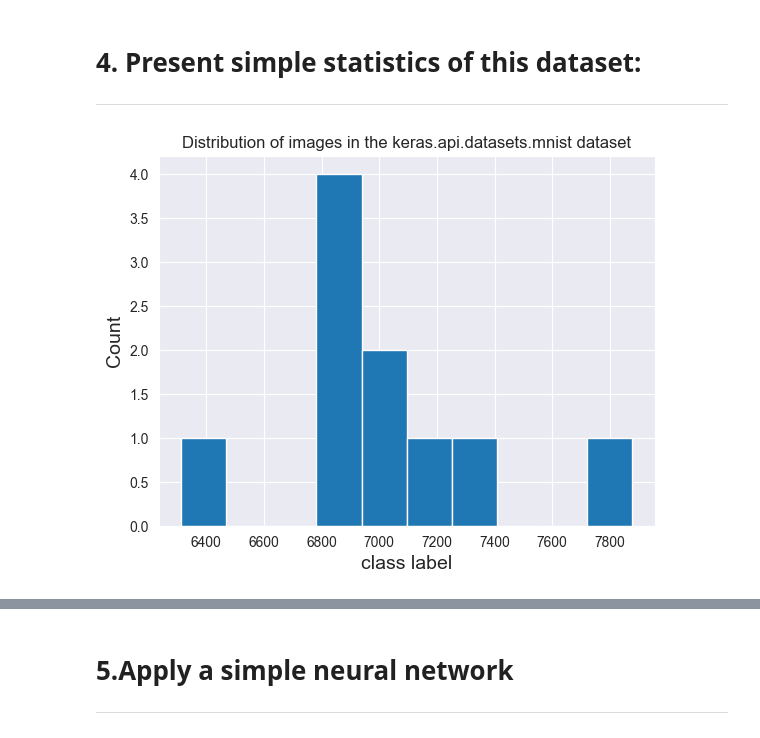
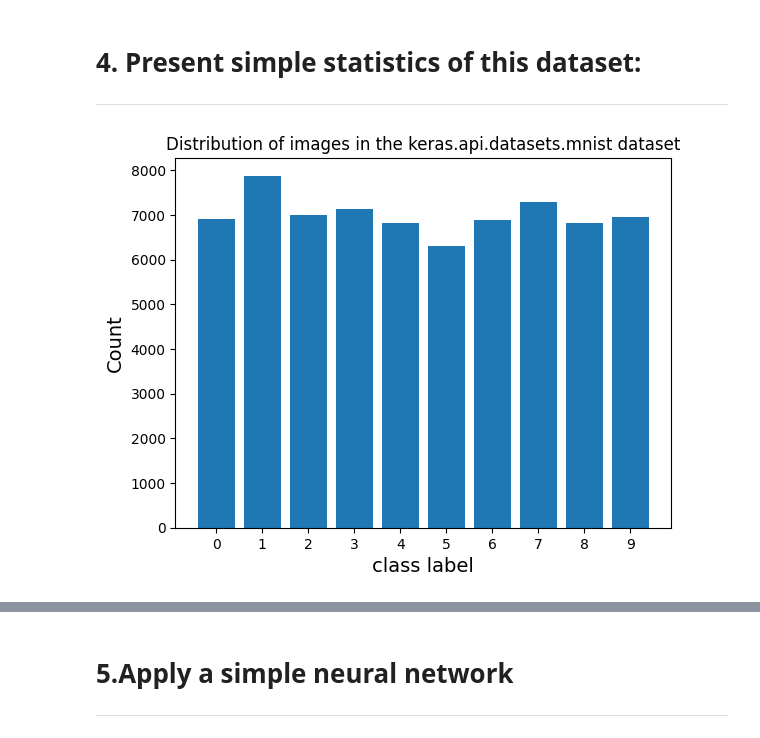
Before and after one commit to BarackSamuni/Data_Science2-Homework1, a Jupyter notebook: Homework1_solution.ipynb, the cells around one changed output, grey strips where cells are left out. Saved outputs shown, nothing was run; the diff lists cells and outputs as text; code cells hidden in the pictures.

```diff
--- a/Homework1_solution.ipynb
+++ b/Homework1_solution.ipynb
@@ -45,44 +47,51 @@ def show_statistics(dataset):
     images = np.concatenate((input_train, input_test), axis=0)
     labels = np.concatenate((labels_train, labels_test), axis=0)
 
-    # number of images
-    num_images = len(images)
 
     # show the distribution of the images
     class_distribution = np.bincount(labels)
+    indices = np.arange(class_distribution.size)
     plt.title(f'Distribution of images in the {dataset.__name__} dataset')
     plt.xlabel('class label', fontsize=14)
-
     plt.ylabel('Count', fontsize=14)
-    plt.hist(class_distribution)
+    plt.xticks(indices,labels=indices)
+    plt.bar(indices,class_distribution)
     plt.show()
 
     # average number of white pixels(255) and their std per class
     average_white_pixels = []
     std_white_pixels = []
     common_non_white_pixels = []
 
     for digit in range(10): # 10 digits 0-9:
         digit_images = images[labels == digit]
-        white_pixels_count = np.sum(digit_images == 255, axis=(1, 2)) # columns of pixels, with consideration to RGB matrix
+
+        # columns of pixels, with consideration to RGB matrix
+        white_pixels_count = np.sum(digit_images == 255, axis=(1, 2))
         average_white_pixels.append(np.mean(white_pixels_count))
         std_white_pixels.append(np.std(white_pixels_count))
 
-        #calculate common non-white pixels
-        common_non_white = np.all(digit_images!= 255, axis =0).sum()    # if any pixel is not 255, he is not white sum all the areas of that along the images
+        #calculate common non-white pixels- if any pixel is not 255, it is not white.
+        # sum all the areas of that along the images
+        common_non_white = np.all(digit_images!= 255, axis =0).sum()
         common_non_white_pixels.append(common_non_white)
+
     # Compile results
     statistics = {
-        "Number of images": num_images,
         "Class distribution": class_distribution,
         "Average number of white pixels": average_white_pixels,
         "Standard deviation of white pixels": std_white_pixels,
-        "Common non-white pixels per class": common_non_white_pixels
+        "number of common non-white pixels": common_non_white_pixels,
     }
 
     df_statistics = pd.DataFrame(statistics)
+    summary_row = [np.sum(class_distribution), np.mean(average_white_pixels), np.mean(std_white_pixels), np.mean(common_non_white_pixels)]
 
+    df_statistics.rename_axis('Digit', inplace=True)
+    df_statistics.loc["Total Summary"] = summary_row
     display(df_statistics)
+
+
 show_statistics(mnist)
 # %% [output]
-[figure, old version]
+[figure, new version]
```
Also changed, not shown: parts of 19 cells of this notebook, 1 other file.
